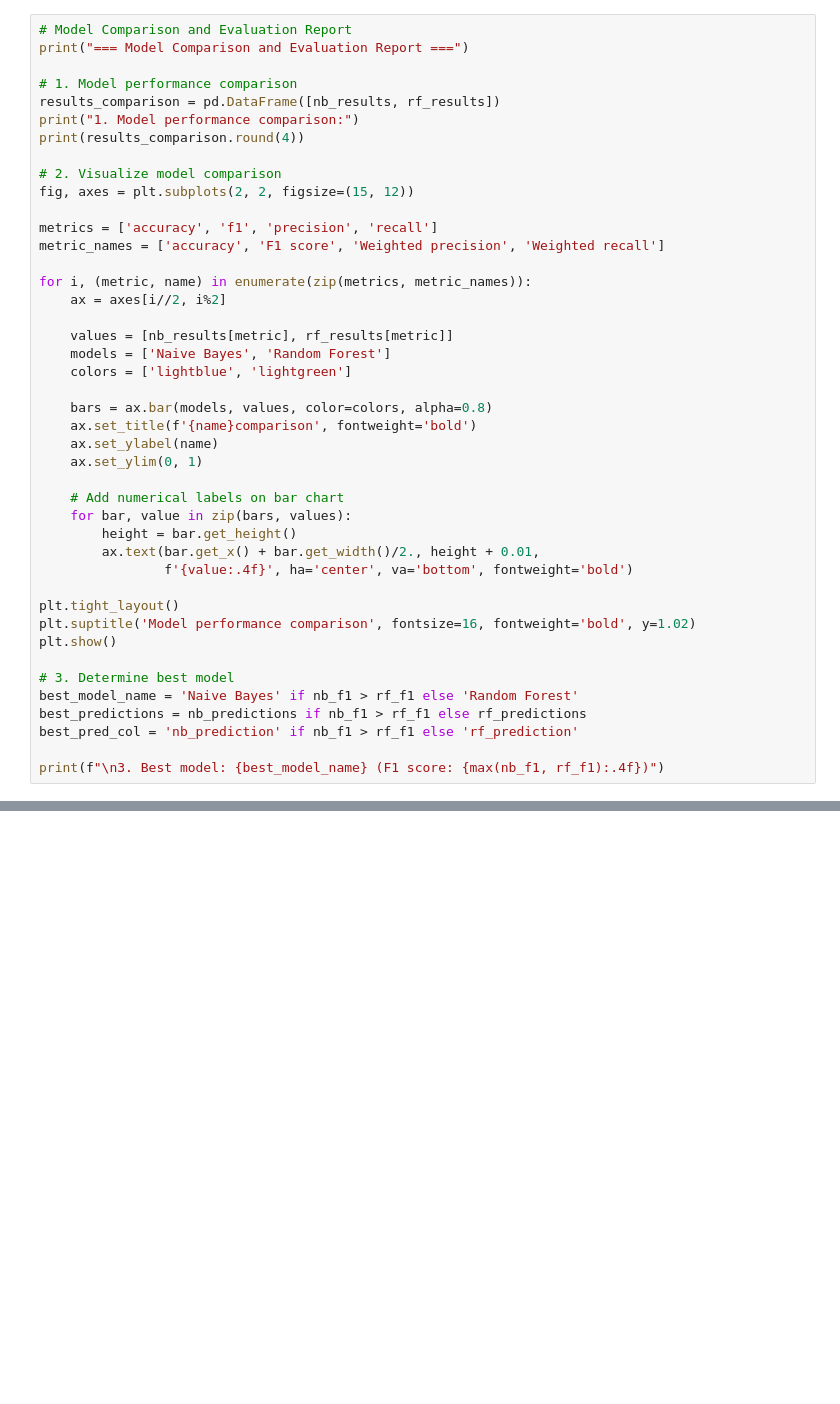
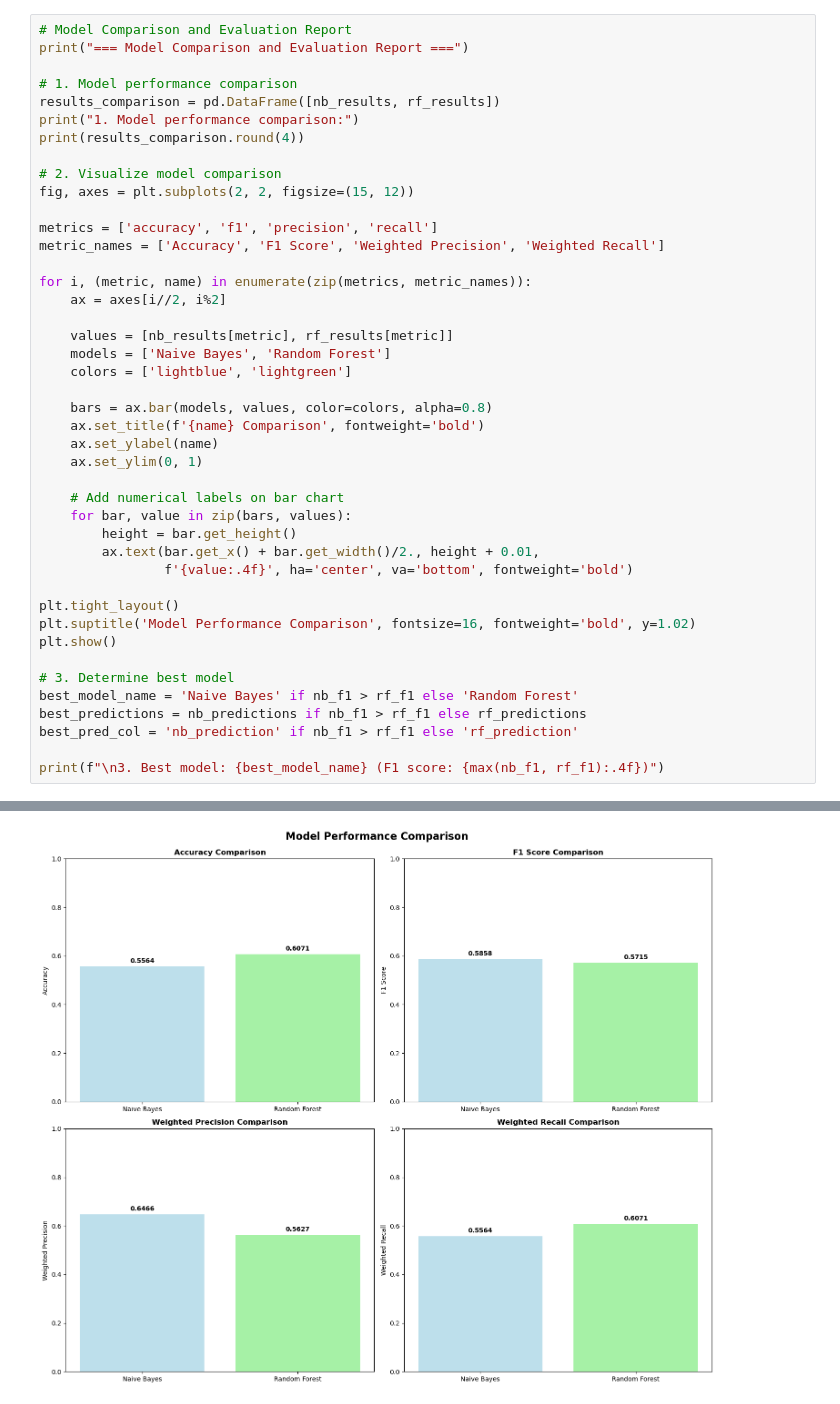
Before and after one commit to q2333gh/tweet_sentiment_analyze, a Jupyter notebook: notebooks/5_classification_modeling.ipynb, the cells around one changed output, grey strips where cells are left out. Saved outputs shown, nothing was run; the diff lists cells and outputs as text; blank space fills up the shorter version.

```diff
--- a/notebooks/5_classification_modeling.ipynb
+++ b/notebooks/5_classification_modeling.ipynb
@@ -434,7 +516,7 @@ print(results_comparison.round(4))
 fig, axes = plt.subplots(2, 2, figsize=(15, 12))
 
 metrics = ['accuracy', 'f1', 'precision', 'recall']
-metric_names = ['accuracy', 'F1 score', 'Weighted precision', 'Weighted recall']
+metric_names = ['Accuracy', 'F1 Score', 'Weighted Precision', 'Weighted Recall']
 
 for i, (metric, name) in enumerate(zip(metrics, metric_names)):
     ax = axes[i//2, i%2]
@@ -444,7 +526,7 @@ for i, (metric, name) in enumerate(zip(metrics, metric_names)):
     colors = ['lightblue', 'lightgreen']
 
     bars = ax.bar(models, values, color=colors, alpha=0.8)
-    ax.set_title(f'{name}comparison', fontweight='bold')
+    ax.set_title(f'{name} Comparison', fontweight='bold')
     ax.set_ylabel(name)
     ax.set_ylim(0, 1)
 
@@ -455,7 +537,7 @@ for i, (metric, name) in enumerate(zip(metrics, metric_names)):
                 f'{value:.4f}', ha='center', va='bottom', fontweight='bold')
 
 plt.tight_layout()
-plt.suptitle('Model performance comparison', fontsize=16, fontweight='bold', y=1.02)
+plt.suptitle('Model Performance Comparison', fontsize=16, fontweight='bold', y=1.02)
 plt.show()
 
 # 3. Determine best model
@@ -464,3 +546,4 @@ best_predictions = nb_predictions if nb_f1 > rf_f1 else rf_predictions
 best_pred_col = 'nb_prediction' if nb_f1 > rf_f1 else 'rf_prediction'
 
 print(f"\n3. Best model: {best_model_name} (F1 score: {max(nb_f1, rf_f1):.4f})")
+# %% [output]
@@ -466,0 +555 @@ print(f"\n3. Best model: {best_model_name} (F1 score: {max(nb_f1, rf_f1):.4f})")
+[figure, added]
```
Also changed, not shown: parts of 12 cells of this notebook, 2 other files.
